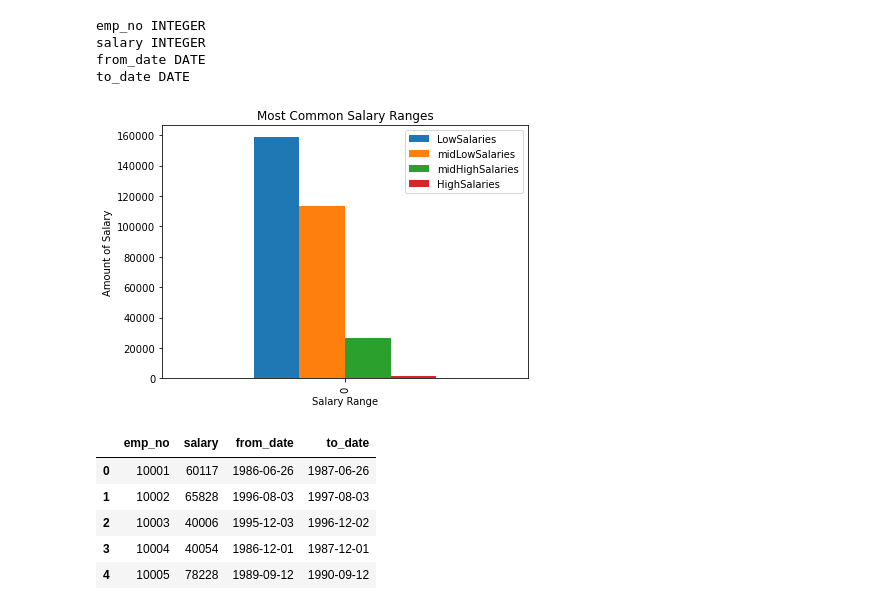
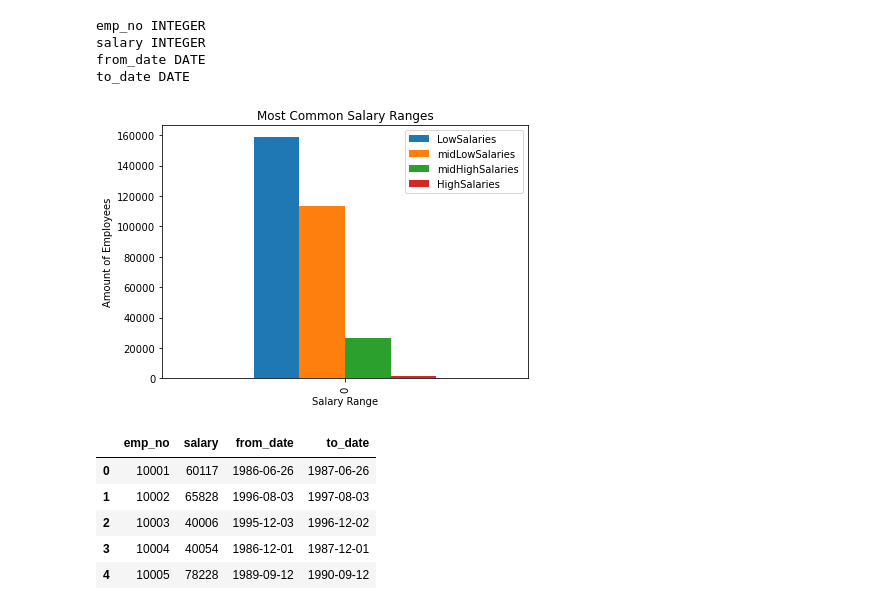
Before and after one commit to michaellegg16/Employee-Research-SQL, a Jupyter notebook: Bonus/main.ipynb, the cells around one changed output. Drawn from its saved outputs; the diff is of its cells as text; code cells hidden in the pictures.

```diff
--- a/Bonus/main.ipynb
+++ b/Bonus/main.ipynb
@@ -11,7 +11,7 @@ from sqlalchemy.orm import Session
 from sqlalchemy.ext.automap import automap_base
 # %%
 # Create the engine and connect it to the SQL database
-engine = create_engine('postgresql://postgres:PASSWORD@localhost:5432/Employees_db')
+engine = create_engine('postgresql://postgres:shadow24@localhost:5432/Employees_db')
 connection = engine.connect()
 # %%
 # Select the data from the salaries table
@@ -61,19 +61,19 @@ highCount = len(HighSalaries)
 # %%
 # Plot the ranges in a histogram
 test = {'LowSalaries': [lowCount],
                  'midLowSalaries': [midLowCount],
                  'midHighSalaries': [midHighCount],
                  'HighSalaries': [highCount]}
 df = pd.DataFrame(data=test)
 df
 df.plot.bar()
 plt.tight_layout()
 plt.xlabel("Salary Range")
-plt.ylabel("Amount of Salary")
+plt.ylabel("Amount of Employees")
 plt.title("Most Common Salary Ranges")
 plt.show()
 # %% [output]
-[figure, old version]
+[figure, new version]
 # %%
 # Merge the salaries and titles table
 salaries = pd.read_sql("SELECT * FROM salaries", connection)
```
Also changed, not shown: 2 other files.
